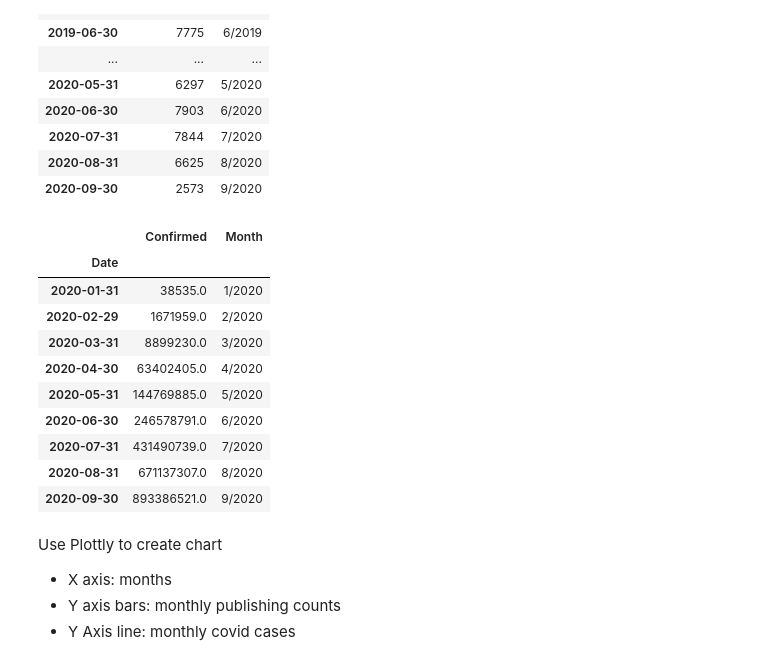
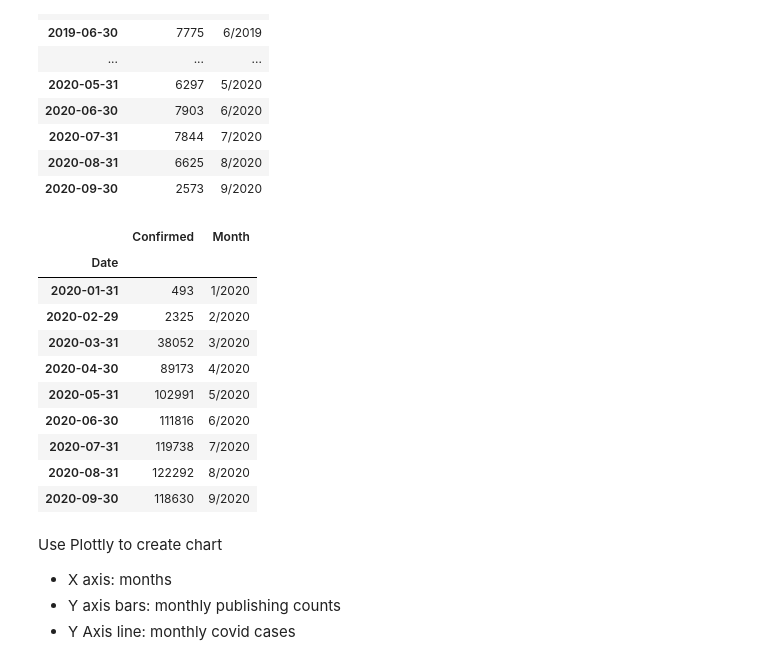
Before and after one commit to alexsfisher/INFSCI2415-InfoVis, a Jupyter notebook: Output.ipynb, the cells around one changed output. Cells and saved outputs as stored; diff of their text form; code cells hidden in the pictures.

Commit message:
monthly covid counts instead of cumulative

```diff
--- a/Output.ipynb
+++ b/Output.ipynb
@@ -99,21 +99,21 @@ monthlyPublishTotalsDF.head(30)
 | 2020-09-30 | 2573 | 9/2020 |
 # %%
 # monthly case count
-monthlyCovidTotalsDF = covidAggDF.groupby(pd.Grouper(key='Date', freq='M')).sum()
+monthlyCovidTotalsDF = covidAggDF.groupby(pd.Grouper(key='Date', freq='M')).count()
 monthlyCovidTotalsDF['Month'] = monthlyCovidTotalsDF.index.month.astype(str) + '/' + monthlyCovidTotalsDF.index.year.astype(str)
 monthlyCovidTotalsDF.head(10)
 # %% [output]
 |  | Confirmed | Month |
 | Date |  |  |
-| 2020-01-31 | 38535.0 | 1/2020 |
-| 2020-02-29 | 1671959.0 | 2/2020 |
-| 2020-03-31 | 8899230.0 | 3/2020 |
-| 2020-04-30 | 63402405.0 | 4/2020 |
-| 2020-05-31 | 144769885.0 | 5/2020 |
-| 2020-06-30 | 246578791.0 | 6/2020 |
-| 2020-07-31 | 431490739.0 | 7/2020 |
-| 2020-08-31 | 671137307.0 | 8/2020 |
-| 2020-09-30 | 893386521.0 | 9/2020 |
+| 2020-01-31 | 493 | 1/2020 |
+| 2020-02-29 | 2325 | 2/2020 |
+| 2020-03-31 | 38052 | 3/2020 |
+| 2020-04-30 | 89173 | 4/2020 |
+| 2020-05-31 | 102991 | 5/2020 |
+| 2020-06-30 | 111816 | 6/2020 |
+| 2020-07-31 | 119738 | 7/2020 |
+| 2020-08-31 | 122292 | 8/2020 |
+| 2020-09-30 | 118630 | 9/2020 |
 # %% [markdown]
 Use Plottly to create chart
 - X axis: months
```
Also changed, not shown: parts of 1 cell of this notebook.
